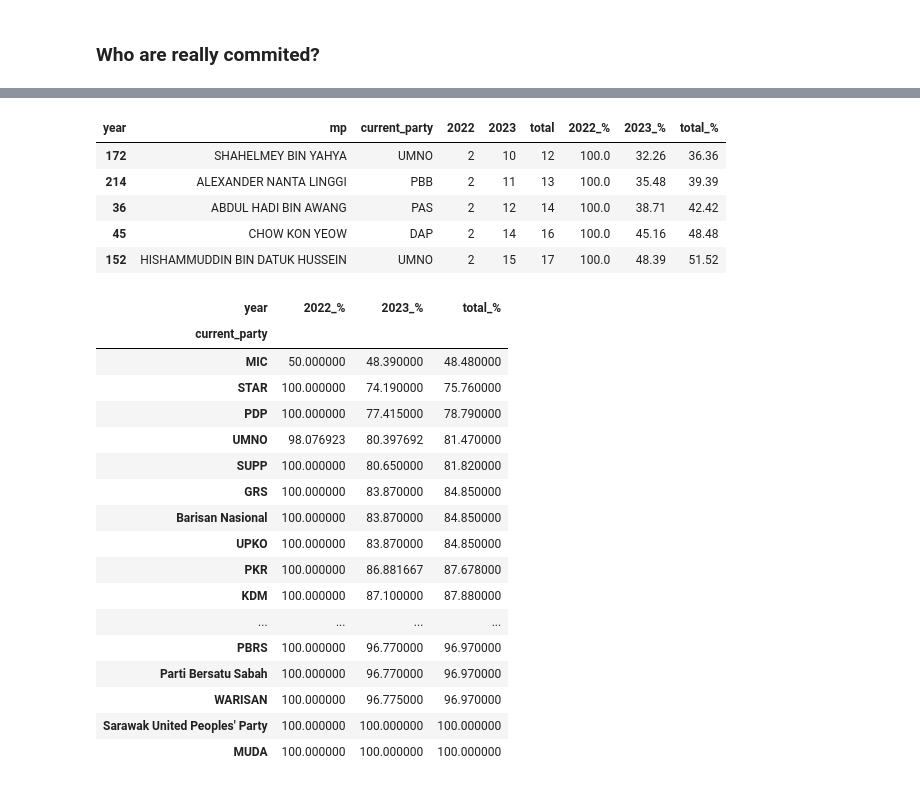
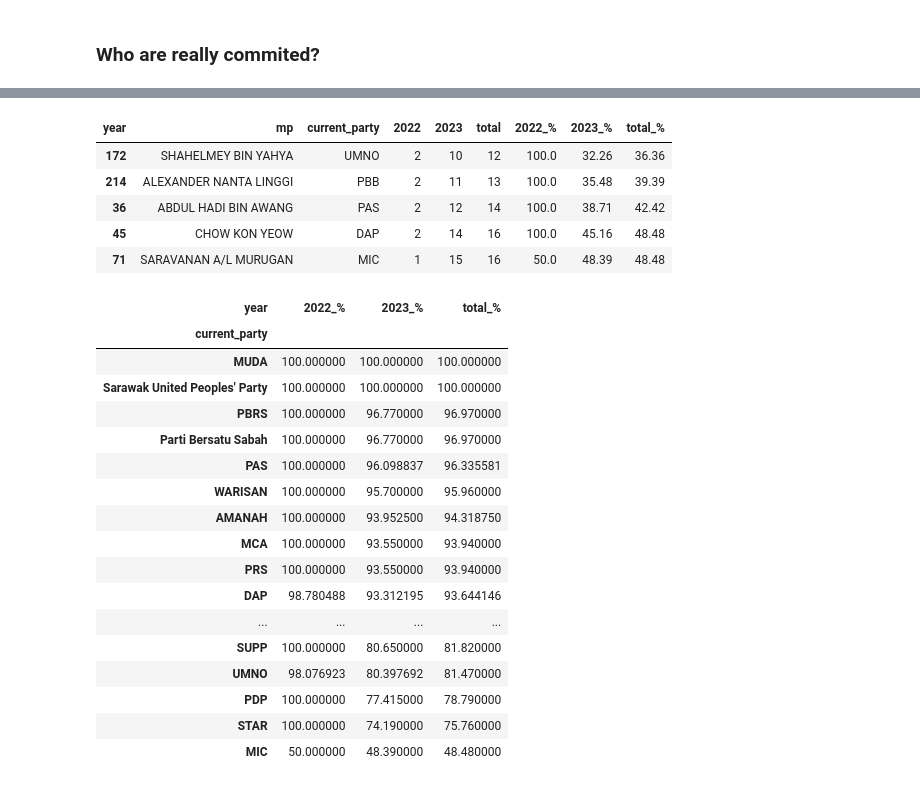
Before and after one commit to adhamarif/malaysia-hansard, a Jupyter notebook: hansard_malaysia/data_exploration.ipynb, the cells around one changed output, grey strips where cells are left out. Drawn from its saved outputs; the diff is of its cells as text; code cells hidden in the pictures.

```diff
--- a/hansard_malaysia/data_exploration.ipynb
+++ b/hansard_malaysia/data_exploration.ipynb
@@ -37,6 +37,7 @@ mp = mp.replace(['Parti Pesaka Bumiputera Bersatu (PPB)', 'Parti Pesaka Bumipute
 mp = mp.replace(['Parti Rakyat Sarawak',  'Parti Rakyat Sarawak (PRS)'], "PRS")
 mp = mp.replace('Progressive Democratic Party (PDP)', "PDP")
 mp = mp.replace(['Kesejahteraan Demokratik Masyarakat', 'Parti Kesejahteraan Demokratik Masyarakat'], "KDM")
+mp = mp.replace("Parti Warisan Sabah", "WARISAN")
 # %%
 mp.info()
 # %% [output]
@@ -164,25 +169,28 @@ mp_year.sort_values(by="2023_%").head(5)
 | 214 | ALEXANDER NANTA LINGGI | PBB | 2 | 11 | 13 | 100.0 | 35.48 | 39.39 |
 | 36 | ABDUL HADI BIN AWANG | PAS | 2 | 12 | 14 | 100.0 | 38.71 | 42.42 |
 | 45 | CHOW KON YEOW | DAP | 2 | 14 | 16 | 100.0 | 45.16 | 48.48 |
-| 152 | HISHAMMUDDIN BIN DATUK HUSSEIN | UMNO | 2 | 15 | 17 | 100.0 | 48.39 | 51.52 |
+| 71 | SARAVANAN A/L MURUGAN | MIC | 1 | 15 | 16 | 50.0 | 48.39 | 48.48 |
 # %%
-mp_year[["current_party", "2022_%", "2023_%", "total_%"]].groupby("current_party").mean().sort_values(by="total_%")
+party_summary = mp_year[["current_party", "2022_%",
+                         "2023_%", "total_%"]].groupby("current_party").mean()
+
+party_summary.sort_values(by="total_%", ascending=False)
 # %% [output]
 | year | 2022_% | 2023_% | total_% |
 | current_party |  |  |  |
-| MIC | 50.000000 | 48.390000 | 48.480000 |
-| STAR | 100.000000 | 74.190000 | 75.760000 |
-| PDP | 100.000000 | 77.415000 | 78.790000 |
-| UMNO | 98.076923 | 80.397692 | 81.470000 |
-| SUPP | 100.000000 | 80.650000 | 81.820000 |
-| GRS | 100.000000 | 83.870000 | 84.850000 |
-| Barisan Nasional | 100.000000 | 83.870000 | 84.850000 |
-| UPKO | 100.000000 | 83.870000 | 84.850000 |
-| PKR | 100.000000 | 86.881667 | 87.678000 |
-| KDM | 100.000000 | 87.100000 | 87.880000 |
-| ... | ... | ... | ... |
+| MUDA | 100.000000 | 100.000000 | 100.000000 |
+| Sarawak United Peoples' Party | 100.000000 | 100.000000 | 100.000000 |
 | PBRS | 100.000000 | 96.770000 | 96.970000 |
 | Parti Bersatu Sabah | 100.000000 | 96.770000 | 96.970000 |
-| WARISAN | 100.000000 | 96.775000 | 96.970000 |
-| Sarawak United Peoples' Party | 100.000000 | 100.000000 | 100.000000 |
-| MUDA | 100.000000 | 100.000000 | 100.000000 |
+| PAS | 100.000000 | 96.098837 | 96.335581 |
+| WARISAN | 100.000000 | 95.700000 | 95.960000 |
+| AMANAH | 100.000000 | 93.952500 | 94.318750 |
+| MCA | 100.000000 | 93.550000 | 93.940000 |
+| PRS | 100.000000 | 93.550000 | 93.940000 |
+| DAP | 98.780488 | 93.312195 | 93.644146 |
+| ... | ... | ... | ... |
+| SUPP | 100.000000 | 80.650000 | 81.820000 |
+| UMNO | 98.076923 | 80.397692 | 81.470000 |
+| PDP | 100.000000 | 77.415000 | 78.790000 |
+| STAR | 100.000000 | 74.190000 | 75.760000 |
+| MIC | 50.000000 | 48.390000 | 48.480000 |
```
Also changed, not shown: parts of 12 cells of this notebook, 2 other files.
